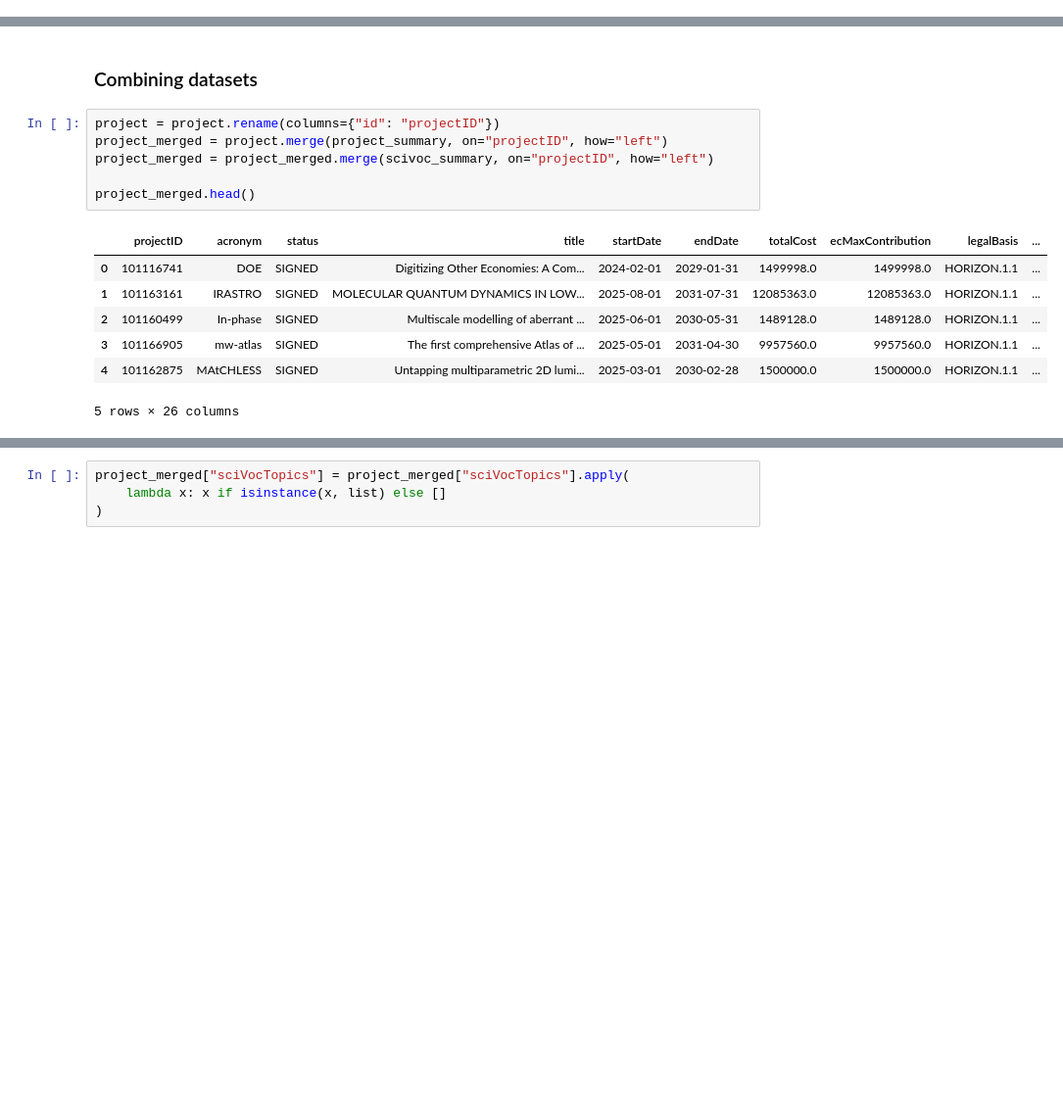
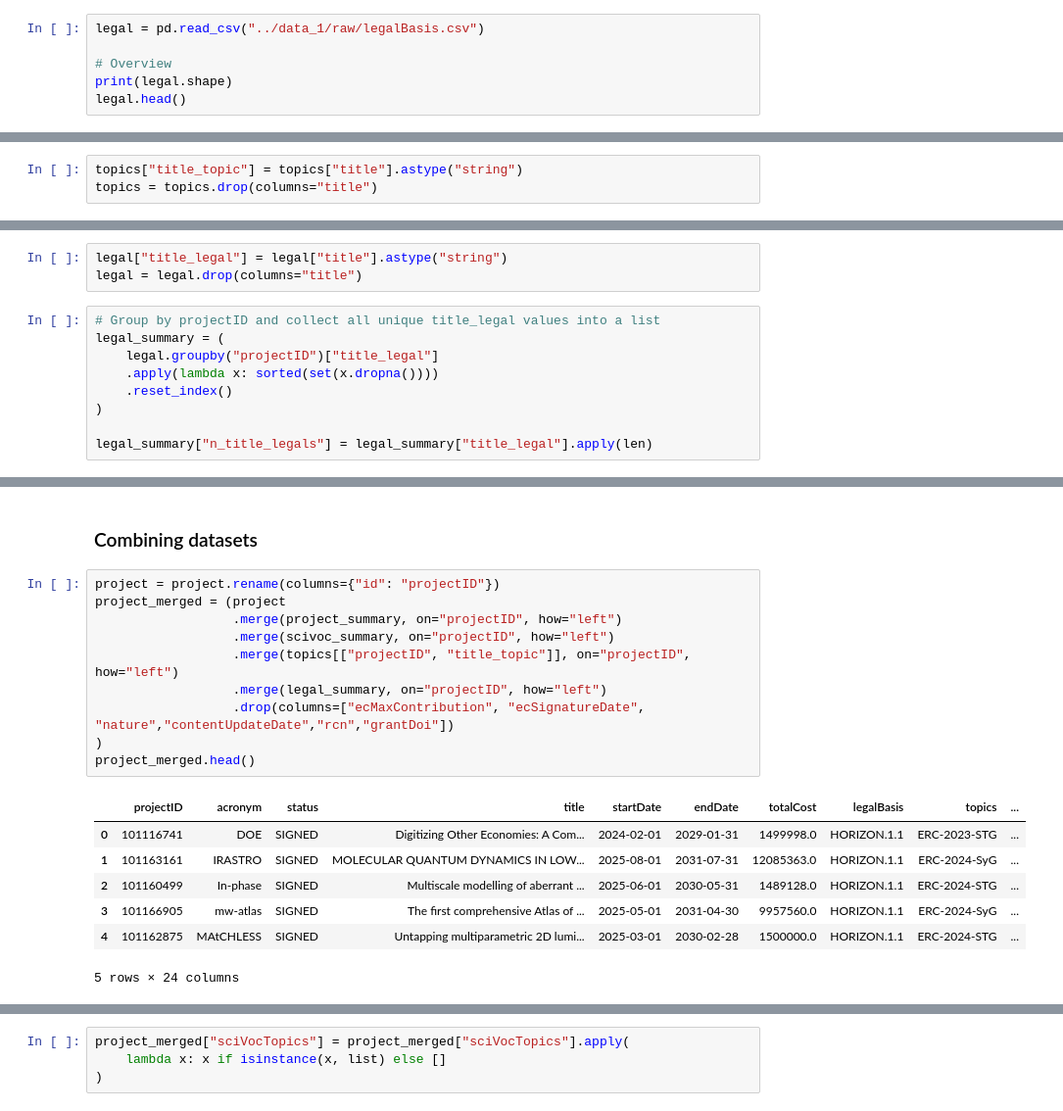
Before and after one commit to David-TMNg/Modern_Data_Analytics, a Jupyter notebook: notebooks/horizon_eda.ipynb, the cells around one changed output, grey strips where cells are left out. Shown at 98% size. Drawn from its saved outputs; the diff is of its cells as text; blank space fills up the shorter version.

```diff
--- a/notebooks/horizon_eda.ipynb
+++ b/notebooks/horizon_eda.ipynb
@@ -82,0 +101,6 @@ scivoc.head()
+# %%
+legal = pd.read_csv("../data_1/raw/legalBasis.csv")
+
+# Overview
+print(legal.shape)
+legal.head()
@@ -278,0 +339,3 @@ scivoc_summary = (
+# %%
+topics["title_topic"] = topics["title"].astype("string")
+topics = topics.drop(columns="title")
@@ -279,3 +363,15 @@ scivoc_summary = (
+# %%
+legal["title_legal"] = legal["title"].astype("string")
+legal = legal.drop(columns="title")
+# %%
+# Group by projectID and collect all unique title_legal values into a list
+legal_summary = (
+    legal.groupby("projectID")["title_legal"]
+    .apply(lambda x: sorted(set(x.dropna())))
+    .reset_index()
+)
+
+legal_summary["n_title_legals"] = legal_summary["title_legal"].apply(len)
 # %% [markdown]
 ### New Data Sets
 # %% [markdown]
@@ -374,15 +470,19 @@ project_summary.head()
 ### Combining datasets
 # %%
 project = project.rename(columns={"id": "projectID"})
-project_merged = project.merge(project_summary, on="projectID", how="left")
-project_merged = project_merged.merge(scivoc_summary, on="projectID", how="left")
-
+project_merged = (project
+                  .merge(project_summary, on="projectID", how="left")
+                  .merge(scivoc_summary, on="projectID", how="left")
+                  .merge(topics[["projectID", "title_topic"]], on="projectID", how="left")
+                  .merge(legal_summary, on="projectID", how="left")
+                  .drop(columns=["ecMaxContribution", "ecSignatureDate", "nature","contentUpdateDate","rcn","grantDoi"])
+)
 project_merged.head()
 # %% [output]
-|  | projectID | acronym | status | title | startDate | endDate | totalCost | ecMaxContribution | legalBasis | ... |
-| 0 | 101116741 | DOE | SIGNED | Digitizing Other Economies: A Com... | 2024-02-01 | 2029-01-31 | 1499998.0 | 1499998.0 | HORIZON.1.1 | ... |
-| 1 | 101163161 | IRASTRO | SIGNED | MOLECULAR QUANTUM DYNAMICS IN LOW... | 2025-08-01 | 2031-07-31 | 12085363.0 | 12085363.0 | HORIZON.1.1 | ... |
-| 2 | 101160499 | In-phase | SIGNED | Multiscale modelling of aberrant ... | 2025-06-01 | 2030-05-31 | 1489128.0 | 1489128.0 | HORIZON.1.1 | ... |
-| 3 | 101166905 | mw-atlas | SIGNED | The first comprehensive Atlas of ... | 2025-05-01 | 2031-04-30 | 9957560.0 | 9957560.0 | HORIZON.1.1 | ... |
-| 4 | 101162875 | MAtCHLESS | SIGNED | Untapping multiparametric 2D lumi... | 2025-03-01 | 2030-02-28 | 1500000.0 | 1500000.0 | HORIZON.1.1 | ... |
+|  | projectID | acronym | status | title | startDate | endDate | totalCost | legalBasis | topics | ... |
+| 0 | 101116741 | DOE | SIGNED | Digitizing Other Economies: A Com... | 2024-02-01 | 2029-01-31 | 1499998.0 | HORIZON.1.1 | ERC-2023-STG | ... |
+| 1 | 101163161 | IRASTRO | SIGNED | MOLECULAR QUANTUM DYNAMICS IN LOW... | 2025-08-01 | 2031-07-31 | 12085363.0 | HORIZON.1.1 | ERC-2024-SyG | ... |
+| 2 | 101160499 | In-phase | SIGNED | Multiscale modelling of aberrant ... | 2025-06-01 | 2030-05-31 | 1489128.0 | HORIZON.1.1 | ERC-2024-STG | ... |
+| 3 | 101166905 | mw-atlas | SIGNED | The first comprehensive Atlas of ... | 2025-05-01 | 2031-04-30 | 9957560.0 | HORIZON.1.1 | ERC-2024-SyG | ... |
+| 4 | 101162875 | MAtCHLESS | SIGNED | Untapping multiparametric 2D lumi... | 2025-03-01 | 2030-02-28 | 1500000.0 | HORIZON.1.1 | ERC-2024-STG | ... |
-5 rows × 26 columns
+5 rows × 24 columns
```
Also changed, not shown: parts of 27 cells of this notebook.
